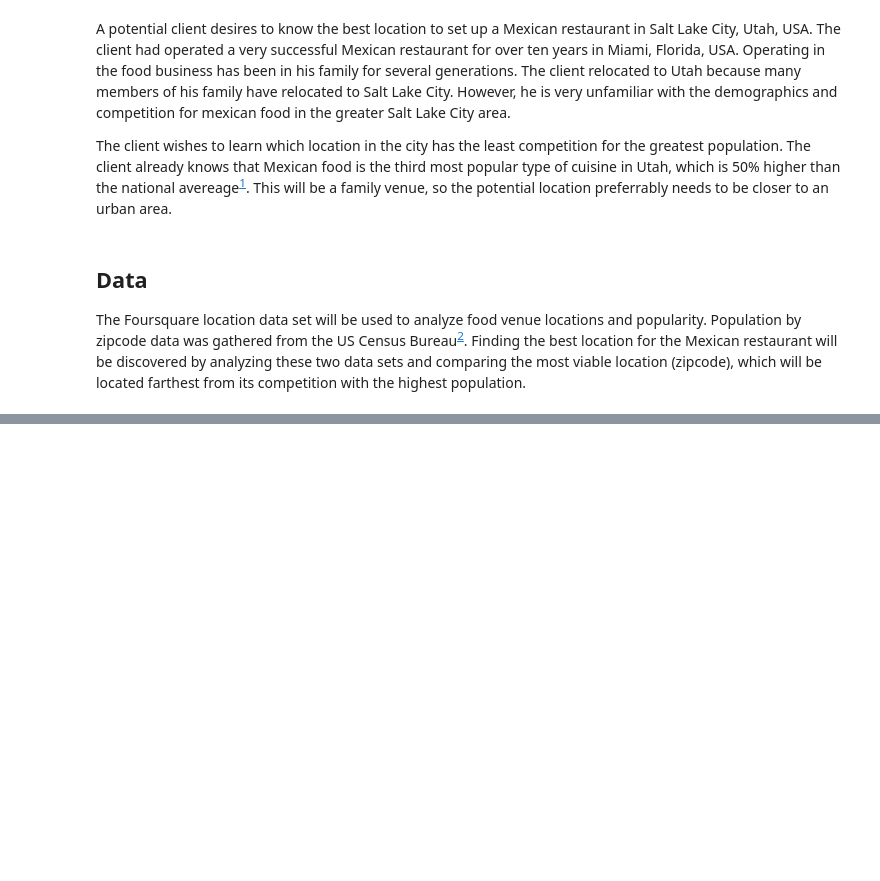
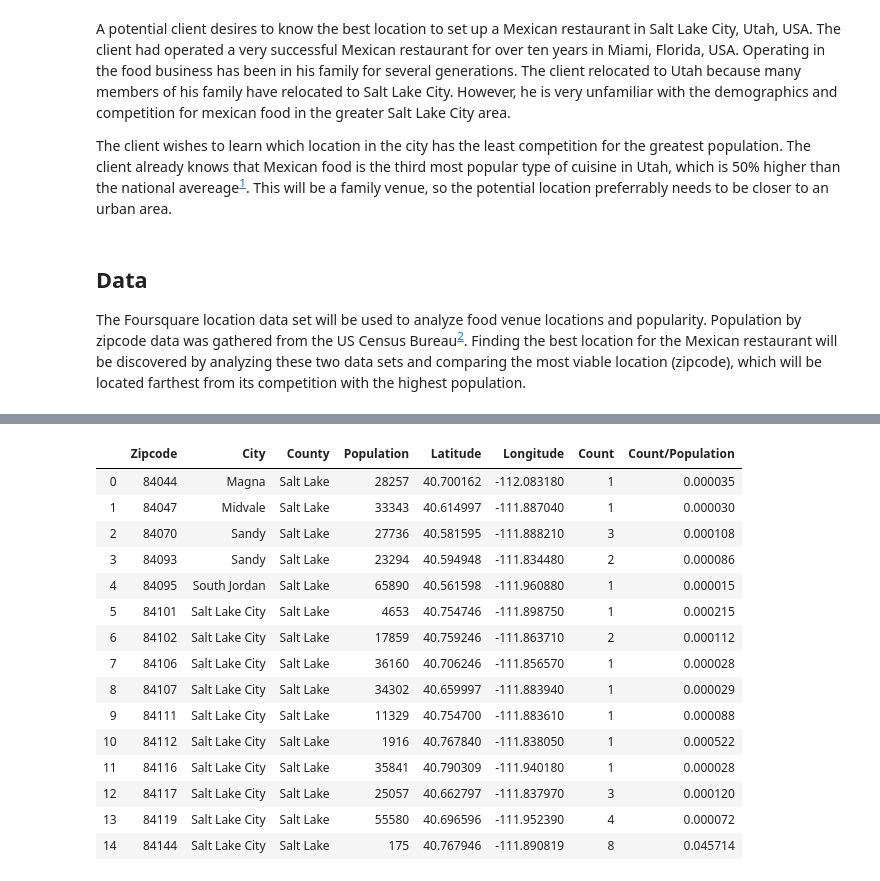
Before and after one commit to ttolman10/Coursera_Capstone, a Jupyter notebook: Coursera Capstone Project.ipynb, the cells around one changed output, grey strips where cells are left out. Drawn from its saved outputs; the diff is of its cells as text; code cells hidden in the pictures; blank space fills up the shorter version.

```diff
--- a/Coursera Capstone Project.ipynb
+++ b/Coursera Capstone Project.ipynb
@@ -14,0 +293,4 @@ The purpose of this notebook will be the Coursera Capstone project
+# %%
+# creat new count dataframe by zipcode
+venue_count = slc_venues.groupby('Zipcode').count()
+venue_count.head()
@@ -14,0 +305,4 @@ The purpose of this notebook will be the Coursera Capstone project
+# %%
+# drop all the unneeded columns
+venue_count.drop(['Zipcode Latitude','Zipcode Longitude','Venue Latitude','Venue Longitude','Venue Category'], axis=1, inplace=True)
+venue_count.head()
@@ -14,0 +317,4 @@ The purpose of this notebook will be the Coursera Capstone project
+# %%
+# rename "Venue" column header to "Count"
+venue_count.rename(columns = {'Venue':'Count'}, inplace=True)
+venue_count
@@ -14,0 +339,4 @@ The purpose of this notebook will be the Coursera Capstone project
+# %%
+# Now, merging the venue_count dataframe with sl_county_new
+sl_county_merged = pd.merge(sl_county_new, venue_count, on='Zipcode')
+sl_county_merged
@@ -14,0 +360,22 @@ The purpose of this notebook will be the Coursera Capstone project
+# %%
+# finally, adding a new column, "Count/Population," which will be the result of dividing the Count (of Mexican Restaurants)
+# by the Population of each Zipcode
+sl_county_merged['Count/Population'] = sl_county_merged['Count']/sl_county_merged['Population']
+sl_county_merged
+# %% [output]
+|  | Zipcode | City | County | Population | Latitude | Longitude | Count | Count/Population |
+| 0 | 84044 | Magna | Salt Lake | 28257 | 40.700162 | -112.083180 | 1 | 0.000035 |
+| 1 | 84047 | Midvale | Salt Lake | 33343 | 40.614997 | -111.887040 | 1 | 0.000030 |
+| 2 | 84070 | Sandy | Salt Lake | 27736 | 40.581595 | -111.888210 | 3 | 0.000108 |
+| 3 | 84093 | Sandy | Salt Lake | 23294 | 40.594948 | -111.834480 | 2 | 0.000086 |
+| 4 | 84095 | South Jordan | Salt Lake | 65890 | 40.561598 | -111.960880 | 1 | 0.000015 |
+| 5 | 84101 | Salt Lake City | Salt Lake | 4653 | 40.754746 | -111.898750 | 1 | 0.000215 |
+| 6 | 84102 | Salt Lake City | Salt Lake | 17859 | 40.759246 | -111.863710 | 2 | 0.000112 |
+| 7 | 84106 | Salt Lake City | Salt Lake | 36160 | 40.706246 | -111.856570 | 1 | 0.000028 |
+| 8 | 84107 | Salt Lake City | Salt Lake | 34302 | 40.659997 | -111.883940 | 1 | 0.000029 |
+| 9 | 84111 | Salt Lake City | Salt Lake | 11329 | 40.754700 | -111.883610 | 1 | 0.000088 |
+| 10 | 84112 | Salt Lake City | Salt Lake | 1916 | 40.767840 | -111.838050 | 1 | 0.000522 |
+| 11 | 84116 | Salt Lake City | Salt Lake | 35841 | 40.790309 | -111.940180 | 1 | 0.000028 |
+| 12 | 84117 | Salt Lake City | Salt Lake | 25057 | 40.662797 | -111.837970 | 3 | 0.000120 |
+| 13 | 84119 | Salt Lake City | Salt Lake | 55580 | 40.696596 | -111.952390 | 4 | 0.000072 |
+| 14 | 84144 | Salt Lake City | Salt Lake | 175 | 40.767946 | -111.890819 | 8 | 0.045714 |
```
Also changed, not shown: parts of 32 cells of this notebook.
